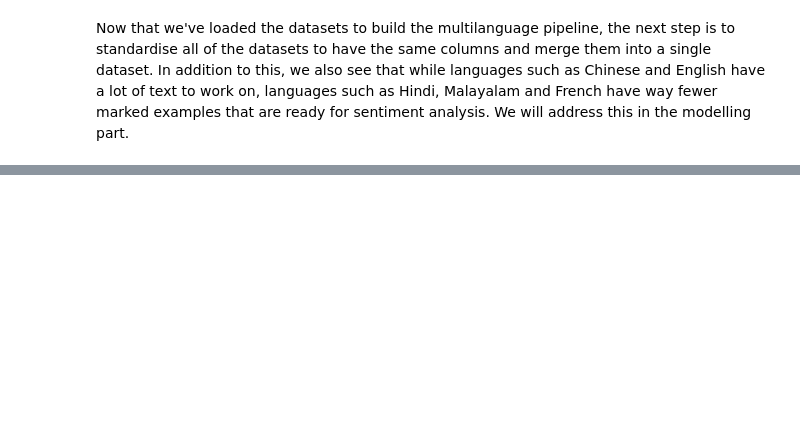
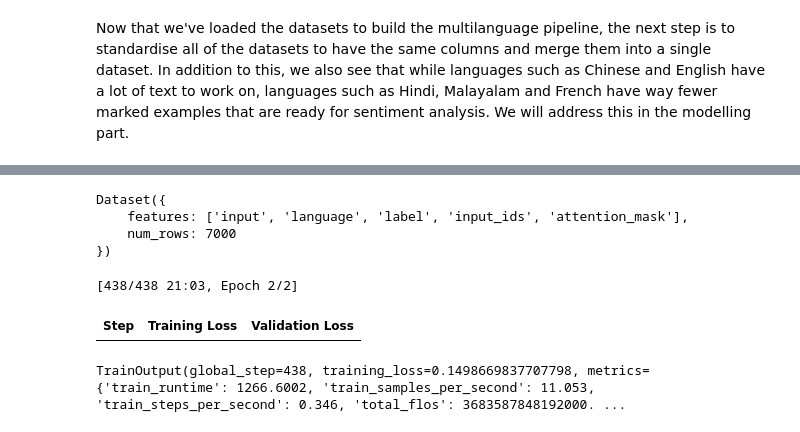
Before and after one commit to lonelyalpaca2003/Multi-language-NLP-pipeline, a Jupyter notebook: notebooks/nlp_notebook.ipynb, the cells around one changed output, grey strips where cells are left out. Saved outputs shown, nothing was run; the diff lists cells and outputs as text; code cells hidden in the pictures; blank space fills up the shorter version.

```diff
--- a/notebooks/nlp_notebook.ipynb
+++ b/notebooks/nlp_notebook.ipynb
@@ -108,0 +368,55 @@ Dataset({
+# %%
+def split_dataset(dataset):
+  split = dataset.train_test_split(test_size = 0.3, seed = 42)
+  train_data = split['train']
+  test_data = split['test']
+  val_split = test_data.train_test_split(test_size = 0.5, seed = 42)
+  val_data = val_split['train']
+  test_data = val_split['test']
+  train_data = train_data.map(tokenize, batched = True)
+  test_data = test_data.map(tokenize, batched = True)
+  val_data = val_data.map(tokenize, batched = True)
+  return train_data, val_data, test_data
+# %%
+french_train, french_val, french_test = split_dataset(french_subset)
+# %%
+french_train
+# %% [output]
+Dataset({
+    features: ['input', 'language', 'label', 'input_ids', 'attention_mask'],
+    num_rows: 7000
+})
+# %%
+repo_name = "finetuning-sentiment-model-2"
+
+french_args = TrainingArguments(
+   output_dir=repo_name,
+   learning_rate=2e-5,
+   per_device_train_batch_size=32,
+   per_device_eval_batch_size=16,
+   num_train_epochs=2,
+   save_strategy = "steps",
+   eval_strategy = "steps",
+   save_steps = 1000,
+   eval_steps = 1000,
+   weight_decay=0.01,
+   push_to_hub=True,
+   metric_for_best_model = 'accuracy',
+   load_best_model_at_end = True
+)
+# %%
+trainer = Trainer(model = model,
+                  args = french_args,
+                  train_dataset = french_train,
+                  eval_dataset = french_val,
+                  processing_class = tokenizer,
+                  data_collator=data_collator,
+                  compute_metrics=compute_metrics,
+                  callbacks = [EarlyStoppingCallback(early_stopping_patience = 2)]
+                  )
+# %%
+trainer.train()
+# %% [output]
+[438/438 21:03, Epoch 2/2]
+| Step | Training Loss | Validation Loss |
+TrainOutput(global_step=438, training_loss=0.1498669837707798, metrics={'train_runtime': 1266.6002, 'train_samples_per_second': 11.053, 'train_steps_per_second': 0.346, 'total_flos': 3683587848192000. ...
```
Also changed, not shown: parts of 46 cells of this notebook.
